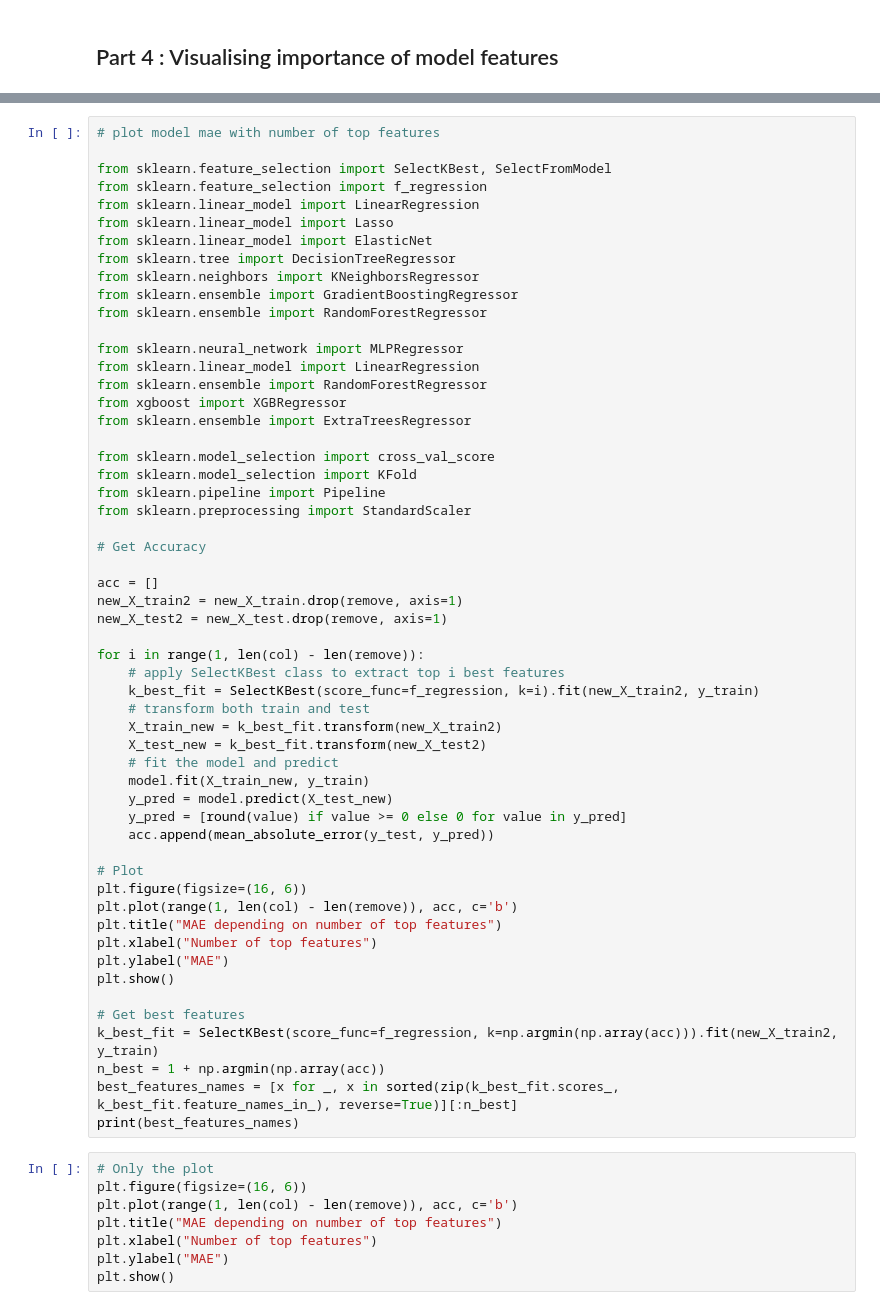
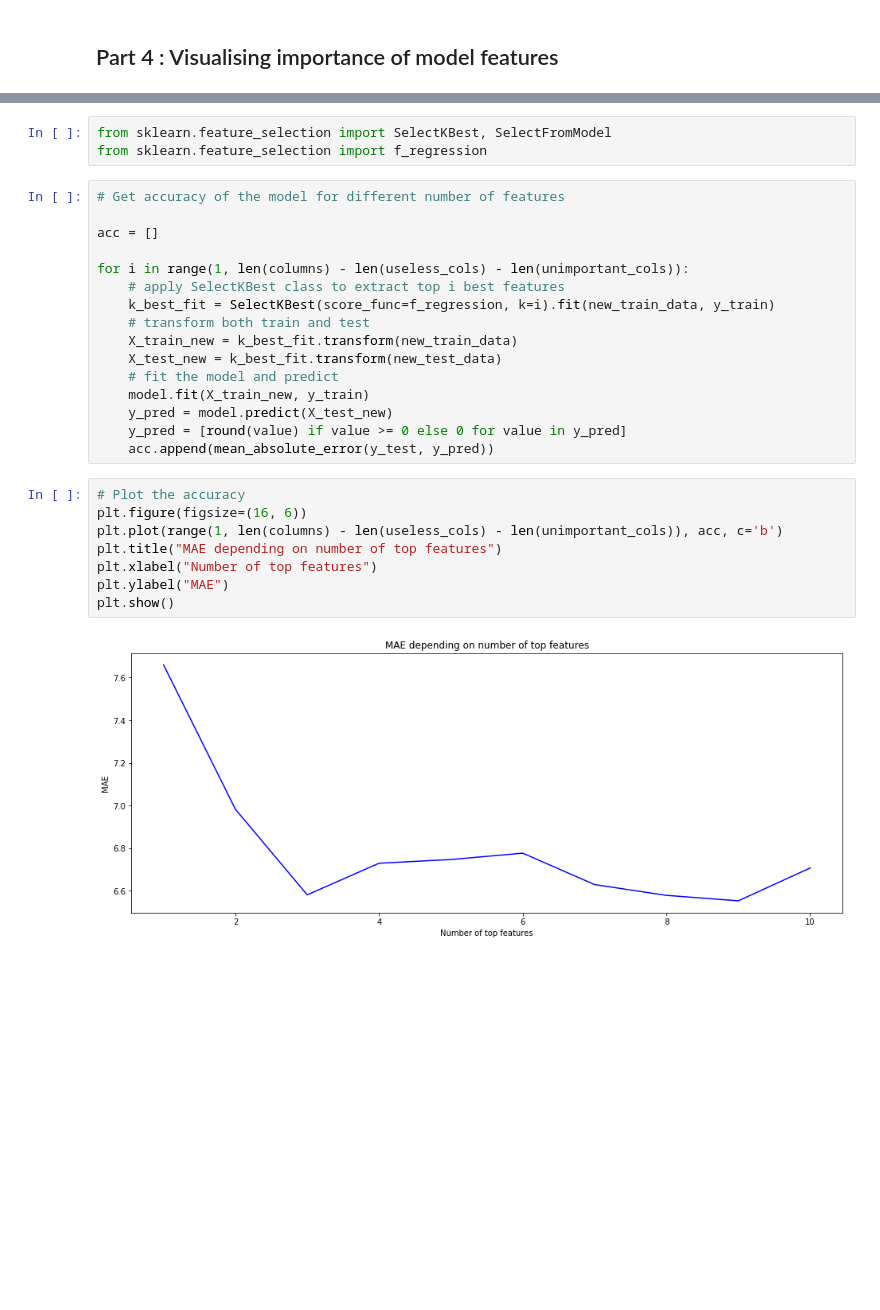
Before and after one commit to antoinegleisberg/INF554_kaggle, a Jupyter notebook: FinalNotebook.ipynb, the cells around one changed output, grey strips where cells are left out. Saved outputs shown, nothing was run; the diff lists cells and outputs as text; blank space fills up the shorter version.

```diff
--- a/FinalNotebook.ipynb
+++ b/FinalNotebook.ipynb
@@ -314,64 +353,30 @@ feature_importance.sort_values(by='importance', ascending=False)
-# %%
-# plot model mae with number of top features
-
-from sklearn.feature_selection import SelectKBest, SelectFromModel
-from sklearn.feature_selection import f_regression
-from sklearn.linear_model import LinearRegression
-from sklearn.linear_model import Lasso
-from sklearn.linear_model import ElasticNet
-from sklearn.tree import DecisionTreeRegressor
-from sklearn.neighbors import KNeighborsRegressor
-from sklearn.ensemble import GradientBoostingRegressor
-from sklearn.ensemble import RandomForestRegressor
-
-from sklearn.neural_network import MLPRegressor
-from sklearn.linear_model import LinearRegression
-from sklearn.ensemble import RandomForestRegressor
-from xgboost import XGBRegressor
-from sklearn.ensemble import ExtraTreesRegressor
-
-from sklearn.model_selection import cross_val_score
-from sklearn.model_selection import KFold
-from sklearn.pipeline import Pipeline
-from sklearn.preprocessing import StandardScaler
-
-# Get Accuracy
-
-acc = []
-new_X_train2 = new_X_train.drop(remove, axis=1)
-new_X_test2 = new_X_test.drop(remove, axis=1)
-
-for i in range(1, len(col) - len(remove)):
-    # apply SelectKBest class to extract top i best features
-    k_best_fit = SelectKBest(score_func=f_regression, k=i).fit(new_X_train2, y_train)
-    # transform both train and test
-    X_train_new = k_best_fit.transform(new_X_train2)
-    X_test_new = k_best_fit.transform(new_X_test2)
-    # fit the model and predict
-    model.fit(X_train_new, y_train)
-    y_pred = model.predict(X_test_new)
-    y_pred = [round(value) if value >= 0 else 0 for value in y_pred]
-    acc.append(mean_absolute_error(y_test, y_pred))
-
-# Plot
-plt.figure(figsize=(16, 6))
-plt.plot(range(1, len(col) - len(remove)), acc, c='b')
-plt.title("MAE depending on number of top features")
-plt.xlabel("Number of top features")
-plt.ylabel("MAE")
-plt.show()
-
-# Get best features
-k_best_fit = SelectKBest(score_func=f_regression, k=np.argmin(np.array(acc))).fit(new_X_train2, y_train)
-n_best = 1 + np.argmin(np.array(acc))
-best_features_names = [x for _, x in sorted(zip(k_best_fit.scores_, k_best_fit.feature_names_in_), reverse=True)][:n_best]
-print(best_features_names)
+# %%
+from sklearn.feature_selection import SelectKBest, SelectFromModel
+from sklearn.feature_selection import f_regression
+# %%
+# Get accuracy of the model for different number of features
+
+acc = []
+
+for i in range(1, len(columns) - len(useless_cols) - len(unimportant_cols)):
+    # apply SelectKBest class to extract top i best features
+    k_best_fit = SelectKBest(score_func=f_regression, k=i).fit(new_train_data, y_train)
+    # transform both train and test
+    X_train_new = k_best_fit.transform(new_train_data)
+    X_test_new = k_best_fit.transform(new_test_data)
+    # fit the model and predict
+    model.fit(X_train_new, y_train)
+    y_pred = model.predict(X_test_new)
+    y_pred = [round(value) if value >= 0 else 0 for value in y_pred]
+    acc.append(mean_absolute_error(y_test, y_pred))
 # %%
-# Only the plot
+# Plot the accuracy
 plt.figure(figsize=(16, 6))
-plt.plot(range(1, len(col) - len(remove)), acc, c='b')
+plt.plot(range(1, len(columns) - len(useless_cols) - len(unimportant_cols)), acc, c='b')
 plt.title("MAE depending on number of top features")
 plt.xlabel("Number of top features")
 plt.ylabel("MAE")
 plt.show()
+# %% [output]
+[figure, added]
 # %%
```
Also changed, not shown: parts of 15 cells of this notebook.
